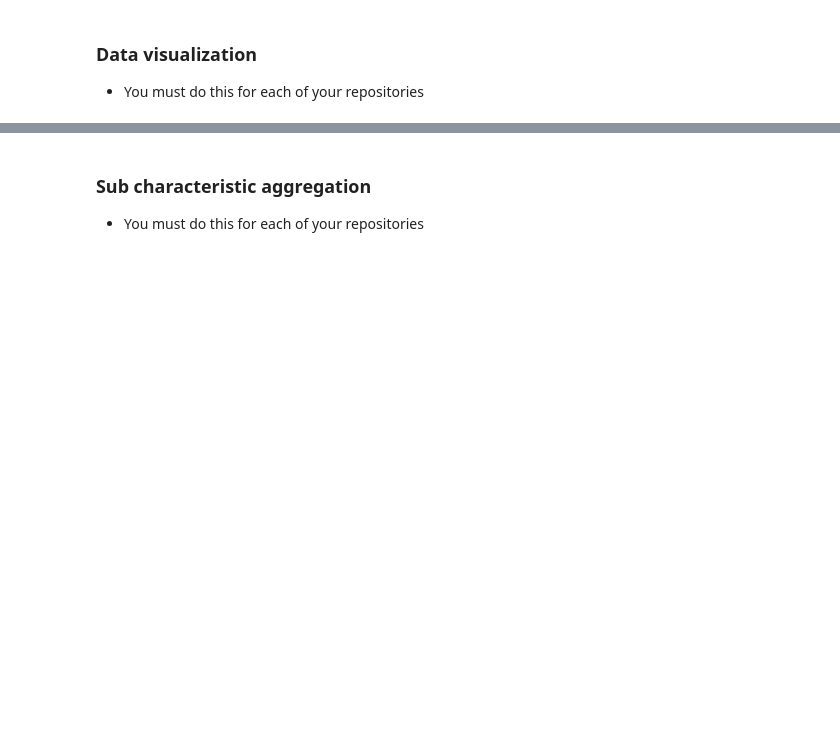
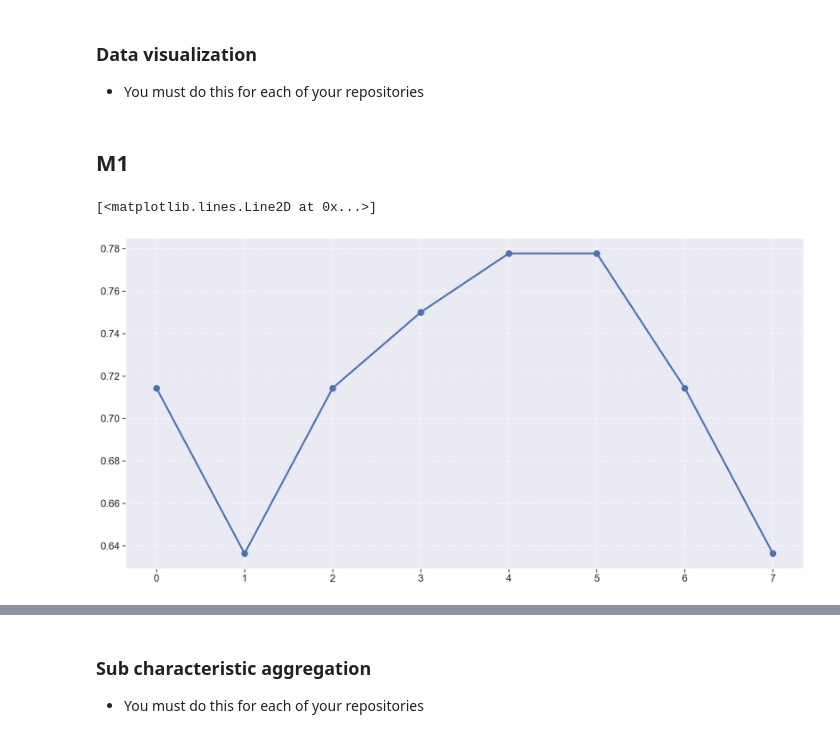
Before and after one commit to fga-eps-mds/2020-2-SiGeD, a Jupyter notebook: analytics-notebooks/analytics.ipynb, the cells around one changed output, grey strips where cells are left out. Cells and saved outputs as stored; diff of their text form; code cells hidden in the pictures; blank space fills up the shorter version.

```diff
--- a/analytics-notebooks/analytics.ipynb
+++ b/analytics-notebooks/analytics.ipynb
@@ -73,7 +81,7 @@ pd.set_option("display.max_rows", None, "display.max_columns", None)
 # %% [markdown]
 ##### Path to the folder with all your jsons
 # %%
-jsons = glob('data/release_jsons/*.json') # add the path here
+jsons = glob('../analytics-raw-data/*.json') # add the path here
 # %%
 def read_json(json_path):
 
@@ -176,7 +198,7 @@ def create_file_df(json_list):
         df = df.append(file_component_df, ignore_index=True)
 
     # replace TeamName by yours.
-    aux_df = df['filename'].str.split(r"TeamName-(.*?)-date_(.*?).json", expand=True)
+    aux_df = df['filename'].str.split(r"SiGeD-(.*?)-(.*?)_(.*?).json", expand=True)
 
     df['repository'] = aux_df[1]
 
@@ -202,3 +230,11 @@ repo2_df = file_component_df[file_component_df['repository'] == 'repo2']
+# %%
+# Example
+
+clients_df = file_component_df[file_component_df['repository'] == 'Clients']
+demands_df = file_component_df[file_component_df['repository'] == 'Demands']
+frontend_df = file_component_df[file_component_df['repository'] == 'Frontend']
+sectors_df = file_component_df[file_component_df['repository'] == 'Sectors']
+users_df = file_component_df[file_component_df['repository'] == 'Users']
 # %% [markdown]
 ### Metric calculations
 # %% [markdown]
@@ -263,0 +296,6 @@ repo2_metrics = create_metrics_df(repo2_df)
+# %%
+users_metrics = create_metrics_df(users_df)
+sectors_metrics = create_metrics_df(sectors_df)
+frontend_metrics = create_metrics_df(frontend_df)
+demands_metrics = create_metrics_df(demands_df)
+clients_metrics = create_metrics_df(clients_df)
@@ -265,7 +314,12 @@ repo2_metrics = create_metrics_df(repo2_df)
 ### Data visualization
 
 - You must do this for each of your repositories
+# %% [markdown]
+## M1
 # %%
 fig = plt.figure(figsize=(20, 10))
 
-plt.plot(repo1['m1'], linewidth=3, marker='o', markersize=10)
+plt.plot(users_metrics['m1'], linewidth=3, marker='o', markersize=10)
+# %% [output]
+[<matplotlib.lines.Line2D at 0x...>]
+[figure, added]
```
Also changed, not shown: parts of 43 cells of this notebook, 1 other file.
